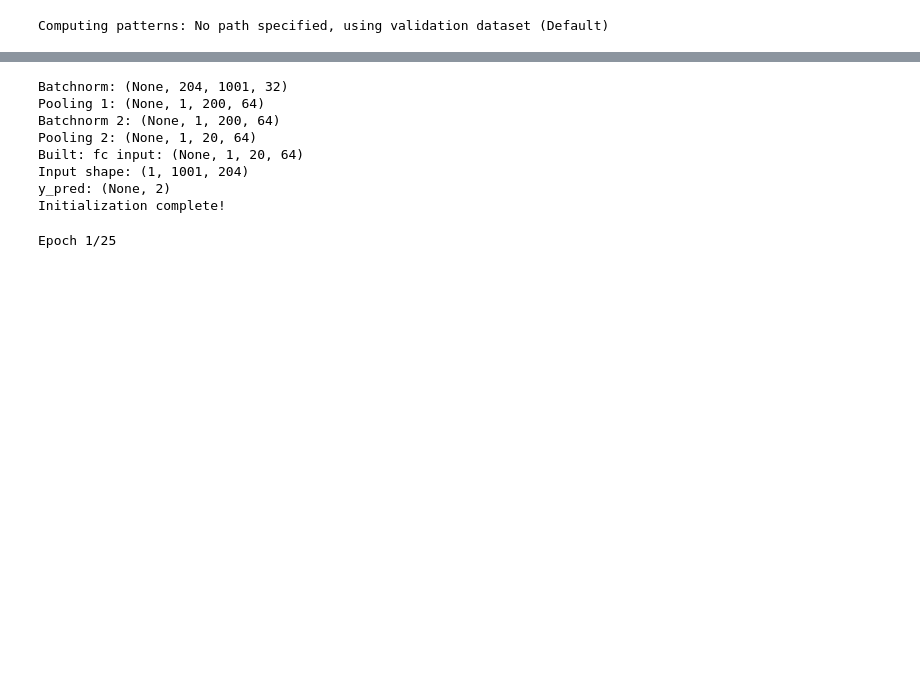
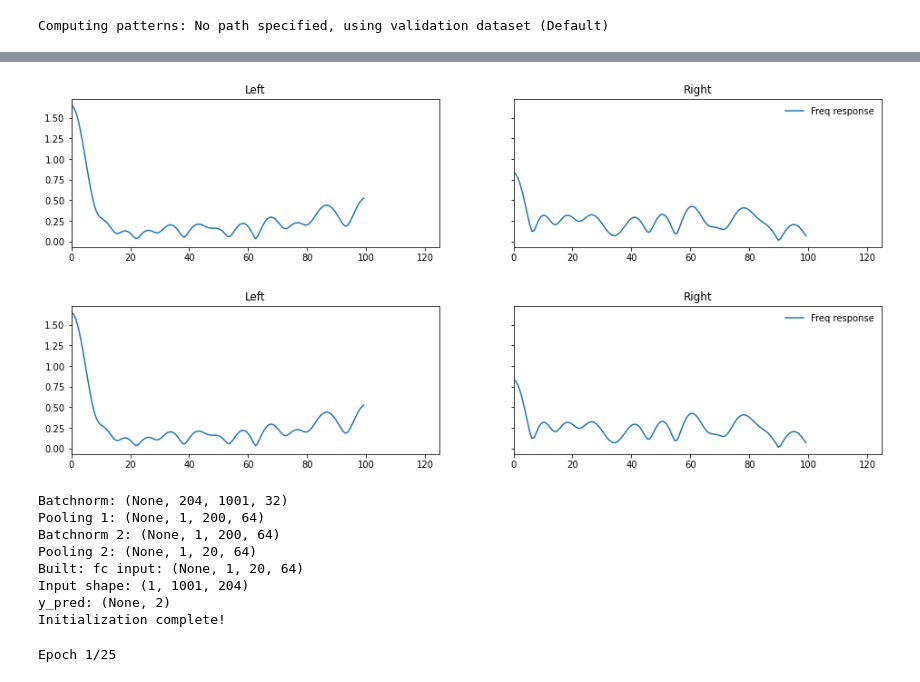
Before and after one commit to 1101AlexZab1011/FingerMovementDecoder, a Jupyter notebook: dirty_field/LFCNN.ipynb, the cells around one changed output, grey strips where cells are left out. Drawn from its saved outputs; the diff is of its cells as text; code cells hidden in the pictures; blank space fills up the shorter version.

```diff
--- a/dirty_field/LFCNN.ipynb
+++ b/dirty_field/LFCNN.ipynb
@@ -415,3 +326,76 @@ f = plot_waveforms(model, sorting='compwise_loss', class_names=condition_names)
+# %%
+import scipy.signal as sl
+
+def plot_spectra(model, fs=None, sorting='l2', norm_spectra=None,
+                    log=False, class_names=None):
+
+    if fs is not None:
+        model.fs = fs
+    elif model.dataset.h_params['fs']:
+        model.fs = model.dataset.h_params['fs']
+    else:
+        print('Sampling frequency not specified, setting to 1.')
+        model.fs = 1.
+
+    if norm_spectra:
+        if norm_spectra == 'welch':
+            fr, psd = sl.welch(model.lat_tcs, fs=model.fs, nperseg=256)
+            model.d_psds = psd[:, :-1]
+
+    order, ts = model._sorting(sorting)
+    model.uorder = order.ravel()
+    out_filters = model.filters[:, model.uorder]
+    l_u = len(model.uorder)
+
+    nfilt = max(model.out_dim, 8)
+    nrows = max(1, l_u//nfilt)
+    ncols = min(nfilt, l_u)
+    if np.any(model.uorder):
+        f, ax = plt.subplots(nrows, ncols, sharey=True)
+        f.set_size_inches([16, 3])
+        ax = np.atleast_2d(ax)
+        if sorting in ['output_corr', 'weight', 'weight_corr', 'compwise_loss']:
+            if class_names:
+                comp_names = class_names
+            else:
+                comp_names = ["Class " + str(jj) for jj in range(model.out_dim)]
+            [ax[0][jj].set_title(c) for jj, c in enumerate(comp_names)]
+
+
+        for i in range(nrows):
+            for jj, flt in enumerate(out_filters[:, i*ncols:(i+1)*ncols].T):
+                w, h = sl.freqz(flt, 1, worN=128)
+                fr1 = w/np.pi*model.fs/2
+                if  norm_spectra == 'welch':
+
+                    h0 = model.d_psds[model.uorder[jj], :]*np.abs(h)
+                    if log:
+                        ax[i, jj].semilogy(fr1, model.d_psds[model.uorder[jj], :],
+                                            label='Filter input')
+                        ax[i, jj].semilogy(fr1, np.abs(h0),
+                                            label='Fitler output')
+                    else:
+                        ax[i, jj].plot(fr1, model.d_psds[model.uorder[jj], :],
+                                        label='Filter input')
+                        ax[i, jj].plot(fr1, np.abs(h0), label='Fitler output')
+
+                    if log:
+                        ax[i, jj].semilogy(fr1, np.abs(h),
+                                            label='Freq response')
+                    else:
+                        ax[i, jj].plot(fr1, np.abs(h),
+                                        label='Freq response')
+                ax[i, jj].set_xlim(0, 125.)
+                ax[i, jj].set_xlim(0, 125.)
+                if i == 0 and jj == ncols-1:
+                    ax[i, jj].legend(frameon=False)
+        return f
+plot_spectra(model, sorting='weight_corr',
+                        # norm_spectra='welch',
+                        class_names=condition_names)
+# %% [output]
+[figure, added]
+[figure, added]
 # %%
 model = mf.models.EEGNet(dataset, lf_params)
 model.build()
```
Also changed, not shown: parts of 8 cells of this notebook, 1 other file.
